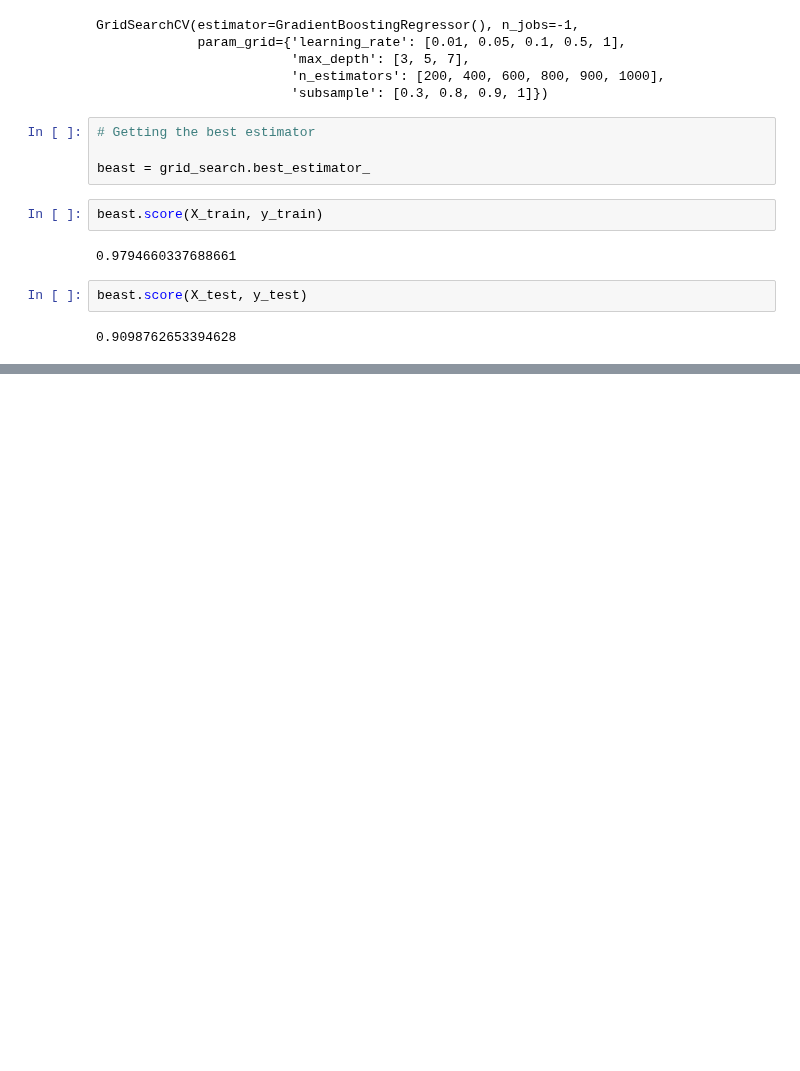
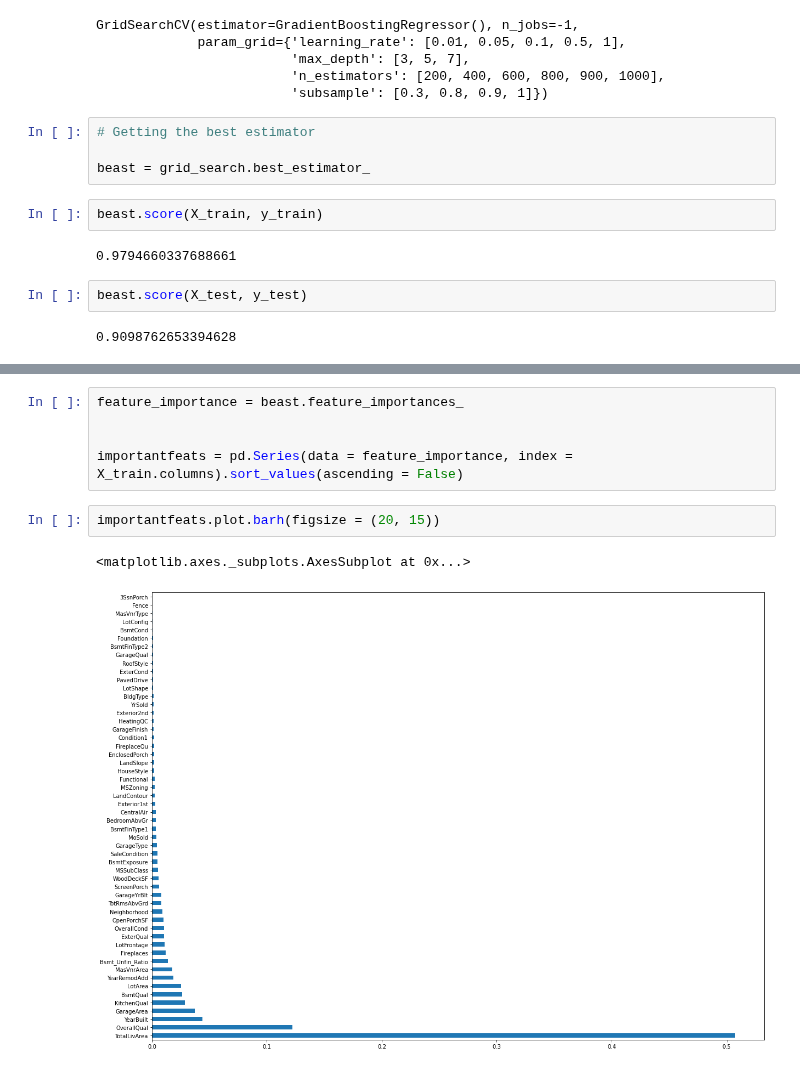
Before and after one commit to djhang99/housing_prices, a Jupyter notebook: Jung_Hwan_Lim/GradientBoosting.ipynb, the cells around one changed output, grey strips where cells are left out. Drawn from its saved outputs; the diff is of its cells as text; blank space fills up the shorter version.

Commit message:
added plot

```diff
--- a/Jung_Hwan_Lim/GradientBoosting.ipynb
+++ b/Jung_Hwan_Lim/GradientBoosting.ipynb
@@ -115,0 +133,10 @@ beast.score(X_test, y_test)
+# %%
+feature_importance = beast.feature_importances_
+
+
+importantfeats = pd.Series(data = feature_importance, index = X_train.columns).sort_values(ascending = False)
+# %%
+importantfeats.plot.barh(figsize = (20, 15))
+# %% [output]
+<matplotlib.axes._subplots.AxesSubplot at 0x...>
+[figure, added]
```
Also changed, not shown: parts of 1 cell of this notebook.
